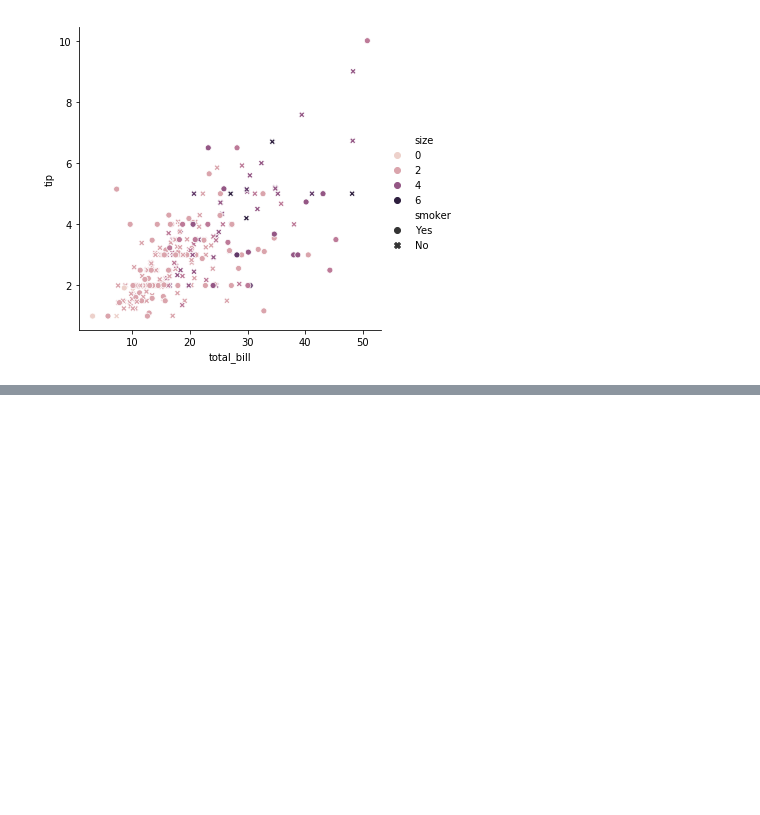
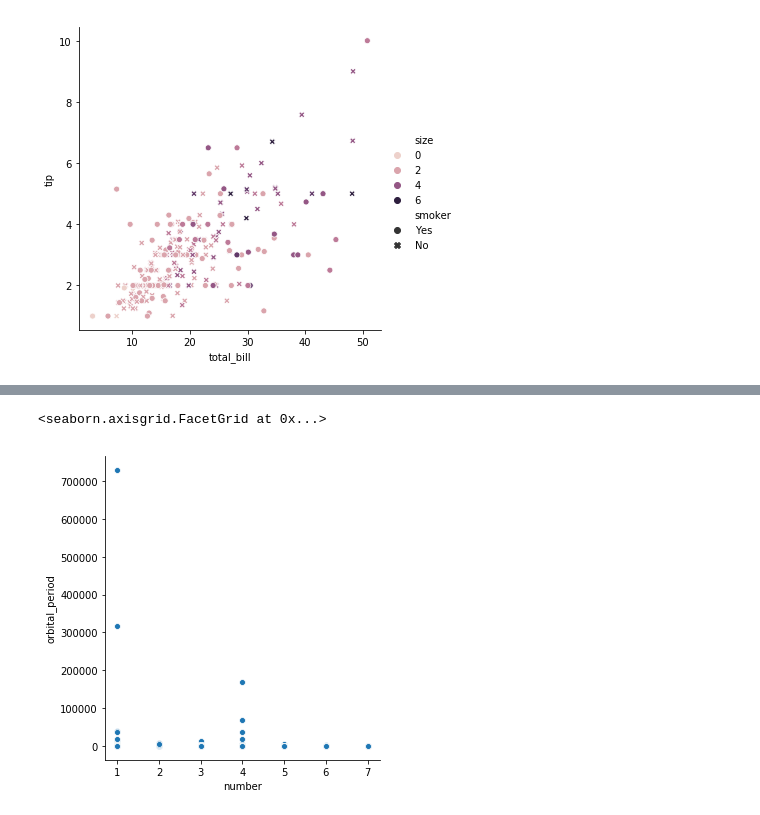
Before and after one commit to SANYAM1996/scatter-plotter, a Jupyter notebook: Datacamp/analysis_seaborn.ipynb, the cells around one changed output, grey strips where cells are left out. Saved outputs shown, nothing was run; the diff lists cells and outputs as text; code cells hidden in the pictures; blank space fills up the shorter version.

Commit message:
furthur seaborn analysis

```diff
--- a/Datacamp/analysis_seaborn.ipynb
+++ b/Datacamp/analysis_seaborn.ipynb
@@ -70,0 +73,3 @@ sns.relplot(x='total_bill',y ='tip',data = tips,kind = 'scatter',style = 'smoker
+# %%
+planets = sns.load_dataset('planets')
+planets.head()
@@ -70,0 +83,5 @@ sns.relplot(x='total_bill',y ='tip',data = tips,kind = 'scatter',style = 'smoker
+# %%
+sns.relplot(x ='number',y = 'orbital_period',data = planets,kind = 'scatter' )
+# %% [output]
+<seaborn.axisgrid.FacetGrid at 0x...>
+[figure, added]
```
Also changed, not shown: parts of 19 cells of this notebook.
